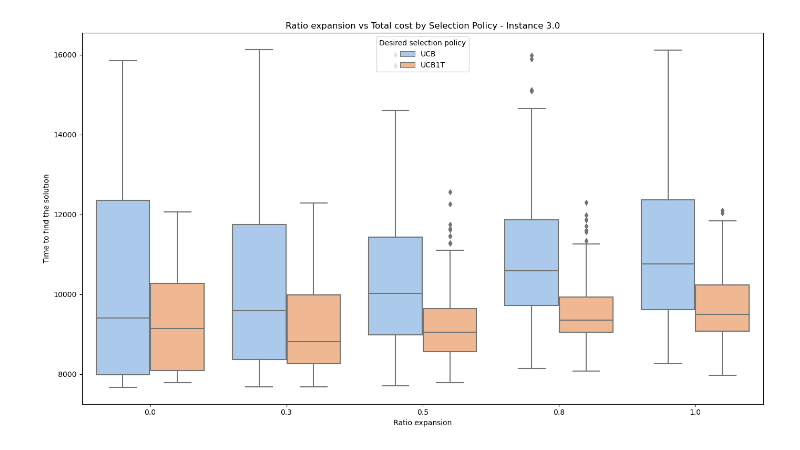
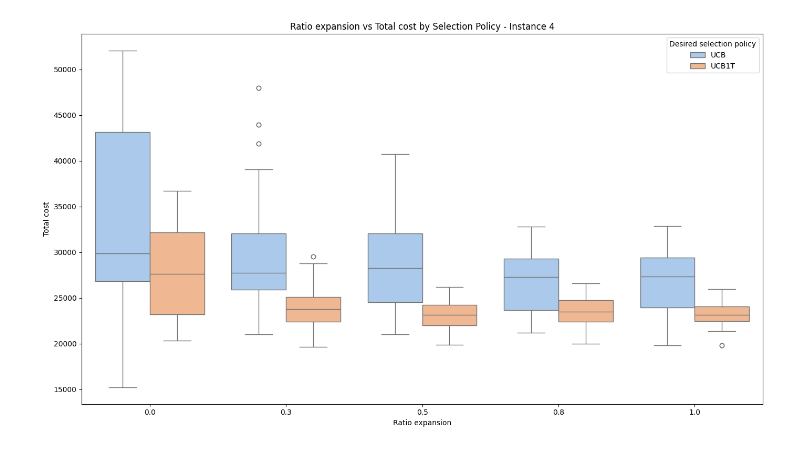
Before and after one commit to adasilva33/LU_Kiwi_TSP_Challenge_2_Thesis, a Jupyter notebook: Code/Analysis.ipynb, the cells around one changed output. Cells and saved outputs as stored; diff of their text form; code cells hidden in the pictures.

```diff
--- a/Code/Analysis.ipynb
+++ b/Code/Analysis.ipynb
@@ -313,7 +9,0 @@ df=DV.best_result()
-# %%
-latex_str = df.to_latex(index=False, float_format="{:.1f}".format)
-
-# Replace \begin{tabular} with \begin{longtable} and similarly for the ending
-latex_str = latex_str.replace("\\begin{tabular}", "\\begin{longtable}")
-latex_str = latex_str.replace("\\end{tabular}", "\\end{longtable}")
-print(latex_str)
@@ -338,4 +9,0 @@ UCB & ratio k & random & 10.0 & 0.0 & 1.4 & 11832.0 & 13728.8 & 1254.2 & 0.8 \\
-# %%
-df = pd.DataFrame(dict(name=['Raphael', 'Donatello'],
-                       age=[26, 45],
-                       height=[181.23, 177.65]))
@@ -356 +332,8 @@ DONATELLO & 45 & 177.7 \\
+# %%
+pickle_file_path = '/Users/adslv/Documents/LU/Term 3/Kiwi_TSP_Challenge/Code/DF1'
+
+with open(pickle_file_path, 'rb') as file:
+    df = pickle.load(file)
+# %%
+DV=data_visualisation(df=df, instance=4.0)
 # %%
@@ -384,4 +403,4 @@ DV.cp_vs_time()
 # %%
-DV.cost_vs_ratio()
+DV.ratio_vs_cost()
 # %% [output]
-[figure, old version]
+[figure, new version]
```
Also changed, not shown: parts of 18 cells of this notebook, 12 other files.
